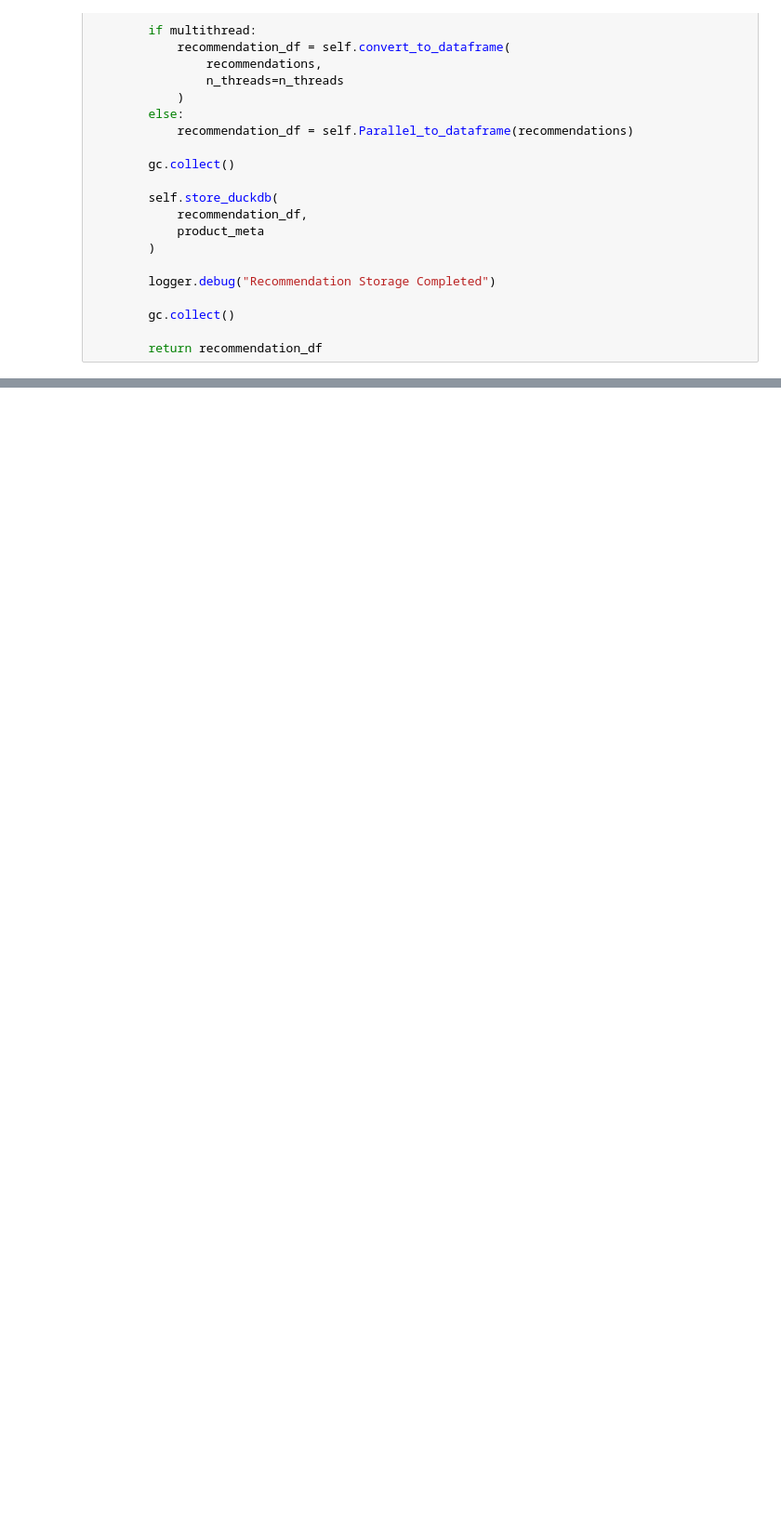
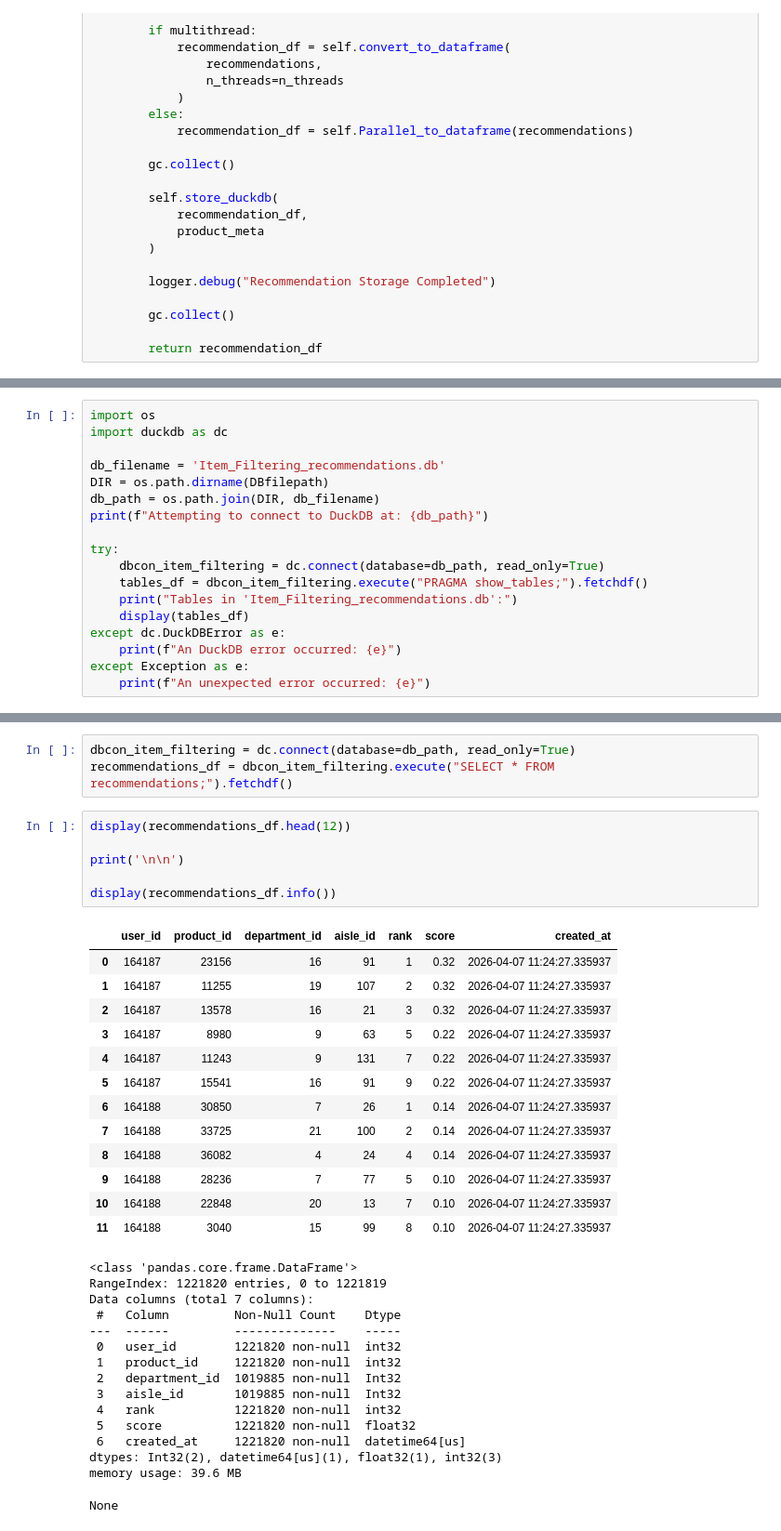
Before and after one commit to masterofray/cooprec_ml-analytics, a Jupyter notebook: notebooks/RC06_Modelling_ItemBased_Filtering.ipynb, the cells around one changed output, grey strips where cells are left out. Shown at 93% size. Drawn from its saved outputs; the diff is of its cells as text; blank space fills up the shorter version.

```diff
--- a/notebooks/RC06_Modelling_ItemBased_Filtering.ipynb
+++ b/notebooks/RC06_Modelling_ItemBased_Filtering.ipynb
@@ -2465,0 +2550,18 @@ recommendation_df = storage(
+# %%
+import os
+import duckdb as dc
+
+db_filename = 'Item_Filtering_recommendations.db'
+DIR = os.path.dirname(DBfilepath)
+db_path = os.path.join(DIR, db_filename)
+print(f"Attempting to connect to DuckDB at: {db_path}")
+
+try:
+    dbcon_item_filtering = dc.connect(database=db_path, read_only=True)
+    tables_df = dbcon_item_filtering.execute("PRAGMA show_tables;").fetchdf()
+    print("Tables in 'Item_Filtering_recommendations.db':")
+    display(tables_df)
+except dc.DuckDBError as e:
+    print(f"An DuckDB error occurred: {e}")
+except Exception as e:
+    print(f"An unexpected error occurred: {e}")
@@ -2465,0 +2573,38 @@ recommendation_df = storage(
+# %%
+dbcon_item_filtering = dc.connect(database=db_path, read_only=True)
+recommendations_df = dbcon_item_filtering.execute("SELECT * FROM recommendations;").fetchdf()
+# %%
+display(recommendations_df.head(12))
+
+print('\n\n')
+
+display(recommendations_df.info())
+# %% [output]
+|  | user_id | product_id | department_id | aisle_id | rank | score | created_at |
+| 0 | 164187 | 23156 | 16 | 91 | 1 | 0.32 | 2026-04-07 11:24:27.335937 |
+| 1 | 164187 | 11255 | 19 | 107 | 2 | 0.32 | 2026-04-07 11:24:27.335937 |
+| 2 | 164187 | 13578 | 16 | 21 | 3 | 0.32 | 2026-04-07 11:24:27.335937 |
+| 3 | 164187 | 8980 | 9 | 63 | 5 | 0.22 | 2026-04-07 11:24:27.335937 |
+| 4 | 164187 | 11243 | 9 | 131 | 7 | 0.22 | 2026-04-07 11:24:27.335937 |
+| 5 | 164187 | 15541 | 16 | 91 | 9 | 0.22 | 2026-04-07 11:24:27.335937 |
+| 6 | 164188 | 30850 | 7 | 26 | 1 | 0.14 | 2026-04-07 11:24:27.335937 |
+| 7 | 164188 | 33725 | 21 | 100 | 2 | 0.14 | 2026-04-07 11:24:27.335937 |
+| 8 | 164188 | 36082 | 4 | 24 | 4 | 0.14 | 2026-04-07 11:24:27.335937 |
+| 9 | 164188 | 28236 | 7 | 77 | 5 | 0.10 | 2026-04-07 11:24:27.335937 |
+| 10 | 164188 | 22848 | 20 | 13 | 7 | 0.10 | 2026-04-07 11:24:27.335937 |
+| 11 | 164188 | 3040 | 15 | 99 | 8 | 0.10 | 2026-04-07 11:24:27.335937 |
+<class 'pandas.core.frame.DataFrame'>
+RangeIndex: 1221820 entries, 0 to 1221819
+Data columns (total 7 columns):
+ #   Column         Non-Null Count    Dtype
+---  ------         --------------    -----
+ 0   user_id        1221820 non-null  int32
+ 1   product_id     1221820 non-null  int32
+ 2   department_id  1019885 non-null  Int32
+ 3   aisle_id       1019885 non-null  Int32
+ 4   rank           1221820 non-null  int32
+ 5   score          1221820 non-null  float32
+ 6   created_at     1221820 non-null  datetime64[us]
+dtypes: Int32(2), datetime64[us](1), float32(1), int32(3)
+memory usage: 39.6 MB
+None
```
Also changed, not shown: parts of 21 cells of this notebook, 4 other files.
